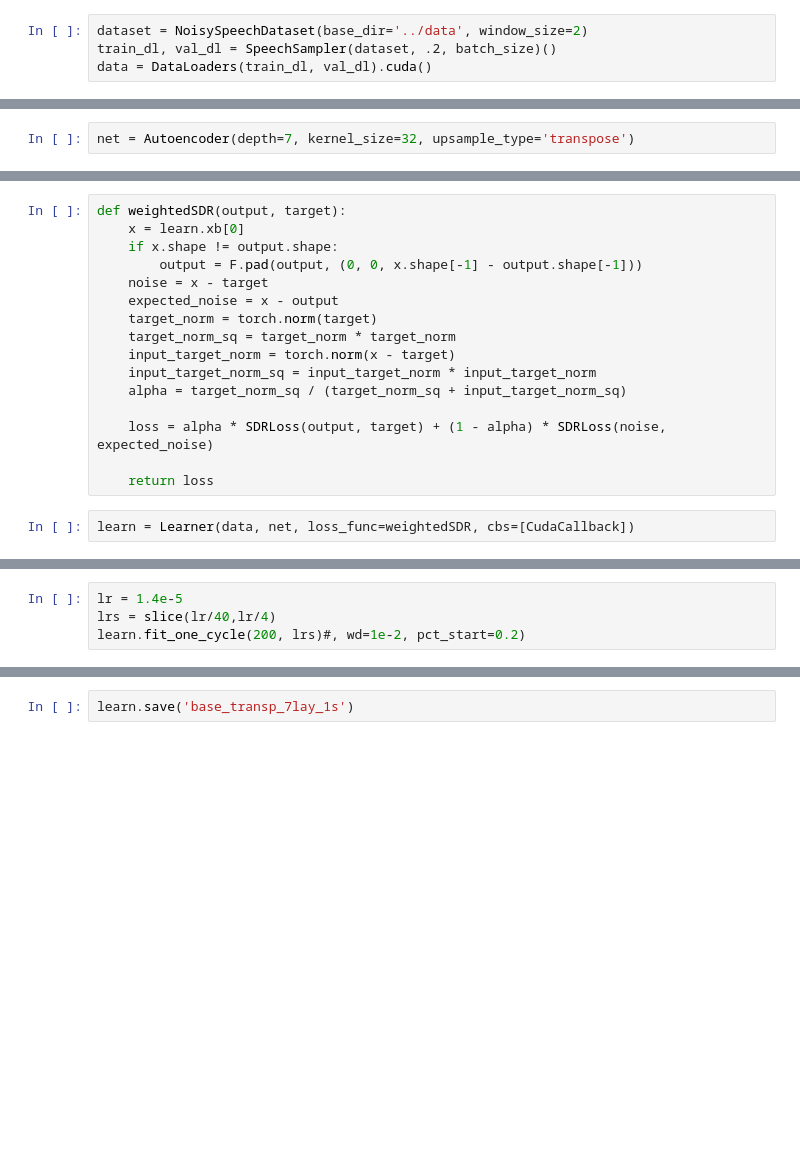
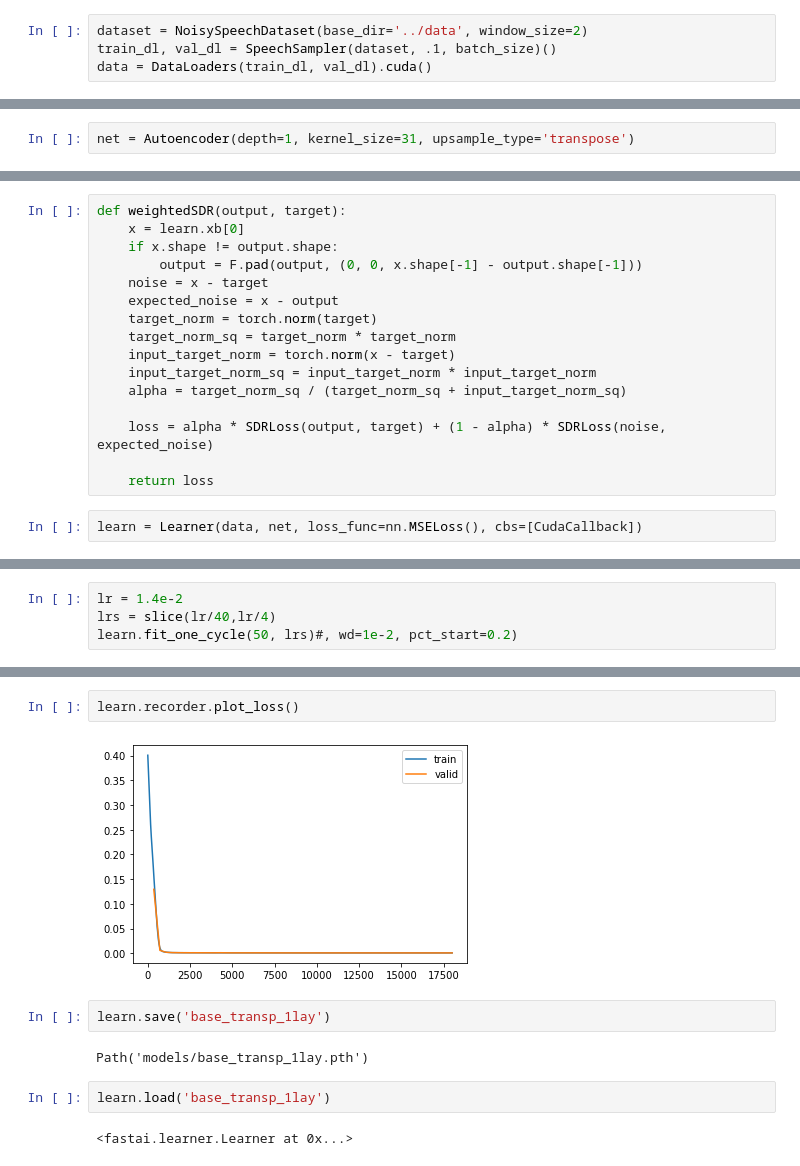
Before and after one commit to dvisockas/norse, a Jupyter notebook: nbs/trainn.ipynb, the cells around one changed output, grey strips where cells are left out. Cells and saved outputs as stored; diff of their text form; blank space fills up the shorter version.

```diff
--- a/nbs/trainn.ipynb
+++ b/nbs/trainn.ipynb
@@ -27,4 +27,4 @@ batch_size = 256
 # %%
 dataset = NoisySpeechDataset(base_dir='../data', window_size=2)
-train_dl, val_dl = SpeechSampler(dataset, .2, batch_size)()
+train_dl, val_dl = SpeechSampler(dataset, .1, batch_size)()
 data = DataLoaders(train_dl, val_dl).cuda()
@@ -48,5 +31,5 @@ Audio(net(dataset[0][0].unsqueeze(0).cuda()).cpu().detach().numpy()[0], rate = 1
 # %%
-net = Autoencoder(depth=7, kernel_size=32, upsample_type='transpose')
+net = Autoencoder(depth=1, kernel_size=31, upsample_type='transpose')
 # %%
 def SDRLoss(output, target):
     #import pdb;pdb.set_trace()
@@ -73,7 +56,7 @@ def weightedSDR(output, target):
 
     return loss
 # %%
-learn = Learner(data, net, loss_func=weightedSDR, cbs=[CudaCallback])
+learn = Learner(data, net, loss_func=nn.MSELoss(), cbs=[CudaCallback])
 # %%
 learn.lr_find()
 # %% [output]
@@ -90,4 +69,4 @@ RuntimeError: The size of tensor a (1985) must match the size of tensor b (1984)
 # %%
-lr = 1.4e-5
+lr = 1.4e-2
 lrs = slice(lr/40,lr/4)
-learn.fit_one_cycle(200, lrs)#, wd=1e-2, pct_start=0.2)
+learn.fit_one_cycle(50, lrs)#, wd=1e-2, pct_start=0.2)
@@ -94,2 +91,12 @@ learn.fit_one_cycle(200, lrs)#, wd=1e-2, pct_start=0.2)
+# %%
+learn.recorder.plot_loss()
+# %% [output]
+[figure, added]
 # %%
-learn.save('base_transp_7lay_1s')
+learn.save('base_transp_1lay')
+# %% [output]
+Path('models/base_transp_1lay.pth')
+# %%
+learn.load('base_transp_1lay')
+# %% [output]
+<fastai.learner.Learner at 0x...>
```
Also changed, not shown: parts of 9 cells of this notebook, 6 other files.
